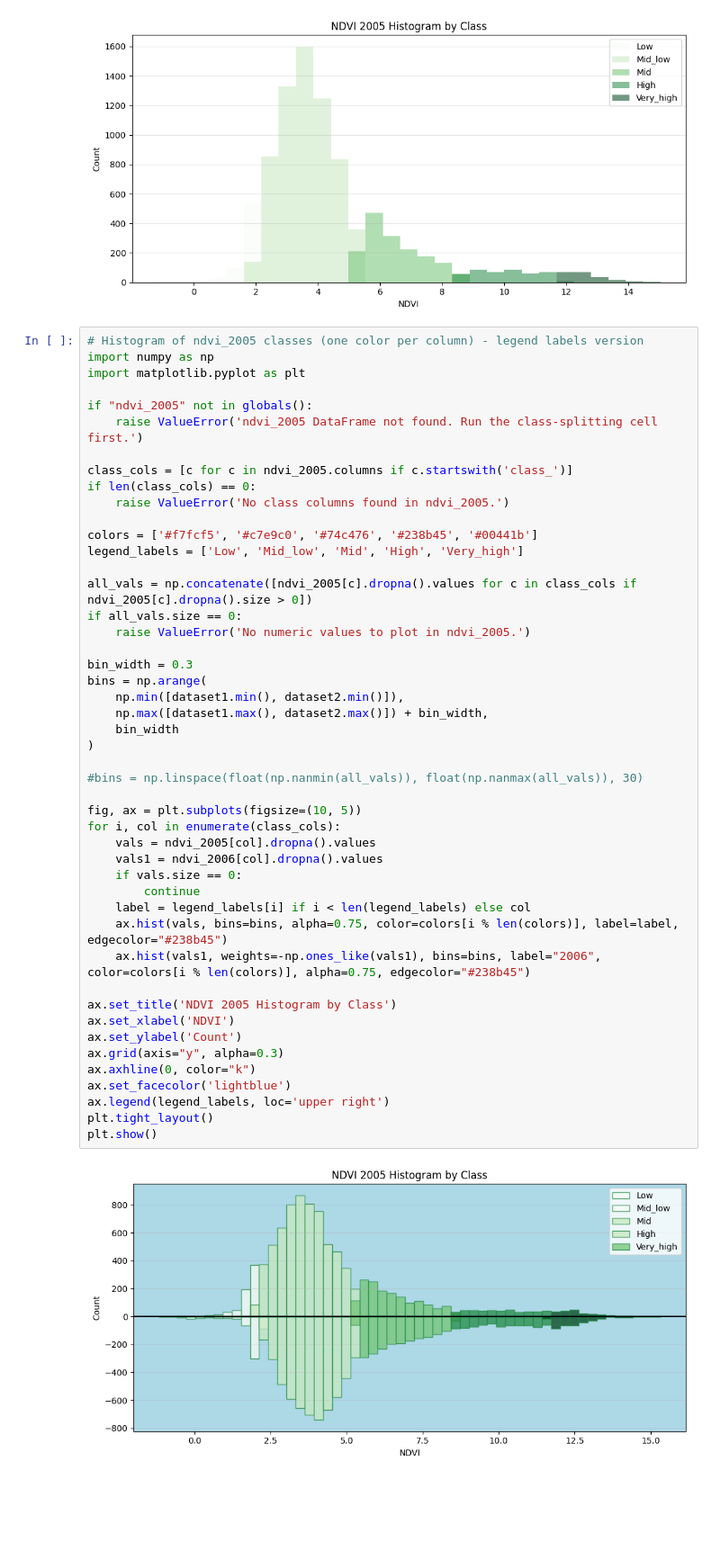
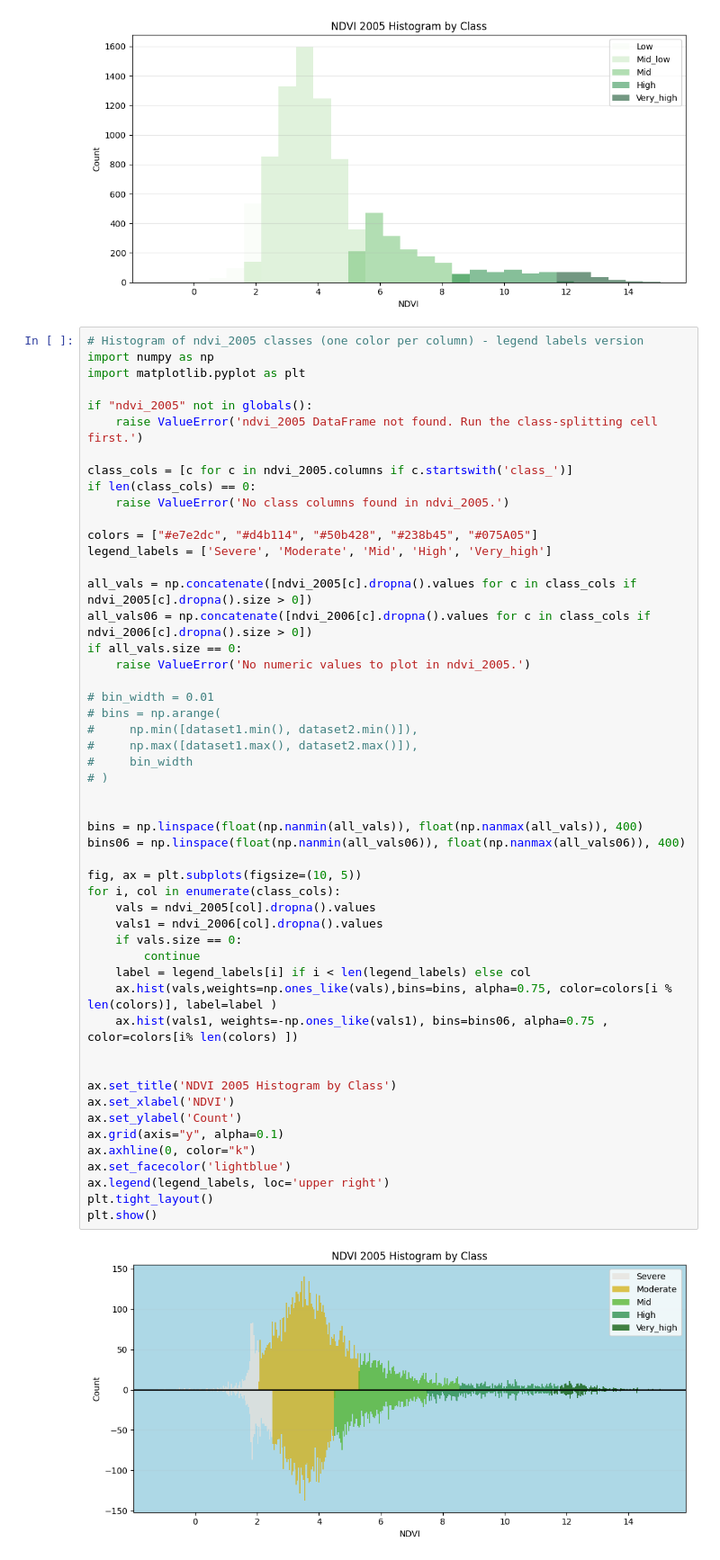
Before and after one commit to Thaer-F-Ali/CodexTestDemo, a Jupyter notebook: NumpyCodexTest.ipynb, the cells around one changed output. Shown at 90% size. Drawn from its saved outputs; the diff is of its cells as text; blank space fills up the shorter version.

```diff
--- a/NumpyCodexTest.ipynb
+++ b/NumpyCodexTest.ipynb
@@ -516,43 +595,47 @@ if "ndvi_2005" not in globals():
     raise ValueError('ndvi_2005 DataFrame not found. Run the class-splitting cell first.')
 
 class_cols = [c for c in ndvi_2005.columns if c.startswith('class_')]
 if len(class_cols) == 0:
     raise ValueError('No class columns found in ndvi_2005.')
 
-colors = ['#f7fcf5', '#c7e9c0', '#74c476', '#238b45', '#00441b']
-legend_labels = ['Low', 'Mid_low', 'Mid', 'High', 'Very_high']
+colors = ["#e7e2dc", "#d4b114", "#50b428", "#238b45", "#075A05"]
+legend_labels = ['Severe', 'Moderate', 'Mid', 'High', 'Very_high']
 
 all_vals = np.concatenate([ndvi_2005[c].dropna().values for c in class_cols if ndvi_2005[c].dropna().size > 0])
+all_vals06 = np.concatenate([ndvi_2006[c].dropna().values for c in class_cols if ndvi_2006[c].dropna().size > 0])
 if all_vals.size == 0:
     raise ValueError('No numeric values to plot in ndvi_2005.')
 
-bin_width = 0.3
-bins = np.arange(
-    np.min([dataset1.min(), dataset2.min()]),
-    np.max([dataset1.max(), dataset2.max()]) + bin_width,
-    bin_width
-)
+# bin_width = 0.01
+# bins = np.arange(
+#     np.min([dataset1.min(), dataset2.min()]),
+#     np.max([dataset1.max(), dataset2.max()]),
+#     bin_width
+# )
 
-#bins = np.linspace(float(np.nanmin(all_vals)), float(np.nanmax(all_vals)), 30)
+
+bins = np.linspace(float(np.nanmin(all_vals)), float(np.nanmax(all_vals)), 400)
+bins06 = np.linspace(float(np.nanmin(all_vals06)), float(np.nanmax(all_vals06)), 400)
 
 fig, ax = plt.subplots(figsize=(10, 5))
 for i, col in enumerate(class_cols):
     vals = ndvi_2005[col].dropna().values
     vals1 = ndvi_2006[col].dropna().values
     if vals.size == 0:
         continue
     label = legend_labels[i] if i < len(legend_labels) else col
-    ax.hist(vals, bins=bins, alpha=0.75, color=colors[i % len(colors)], label=label, edgecolor="#238b45")
-    ax.hist(vals1, weights=-np.ones_like(vals1), bins=bins, label="2006", color=colors[i % len(colors)], alpha=0.75, edgecolor="#238b45")
+    ax.hist(vals,weights=np.ones_like(vals),bins=bins, alpha=0.75, color=colors[i % len(colors)], label=label )
+    ax.hist(vals1, weights=-np.ones_like(vals1), bins=bins06, alpha=0.75 , color=colors[i% len(colors) ])
+
 
 ax.set_title('NDVI 2005 Histogram by Class')
 ax.set_xlabel('NDVI')
 ax.set_ylabel('Count')
-ax.grid(axis="y", alpha=0.3)
+ax.grid(axis="y", alpha=0.1)
 ax.axhline(0, color="k")
 ax.set_facecolor('lightblue')
 ax.legend(legend_labels, loc='upper right')
 plt.tight_layout()
 plt.show()
 # %% [output]
-[figure, old version]
+[figure, new version]
```
Also changed, not shown: parts of 8 cells of this notebook, 1 other file.
